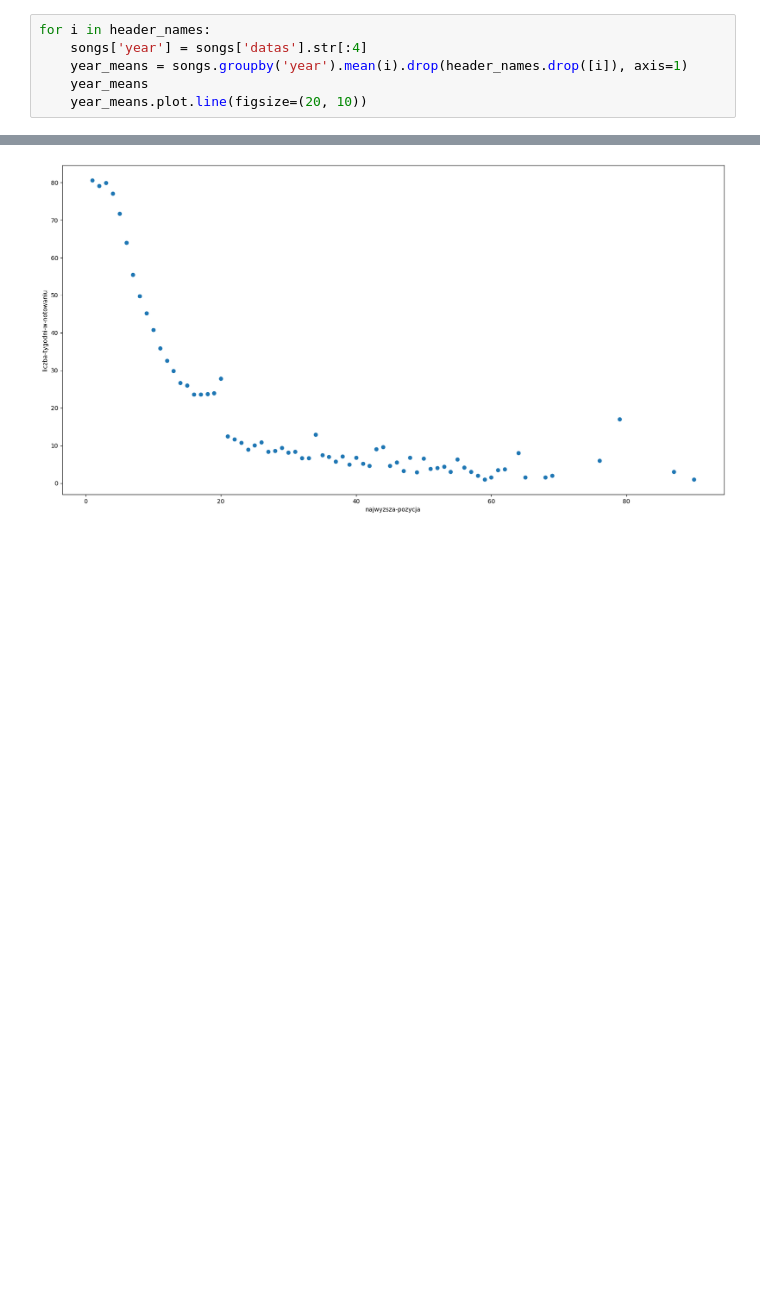
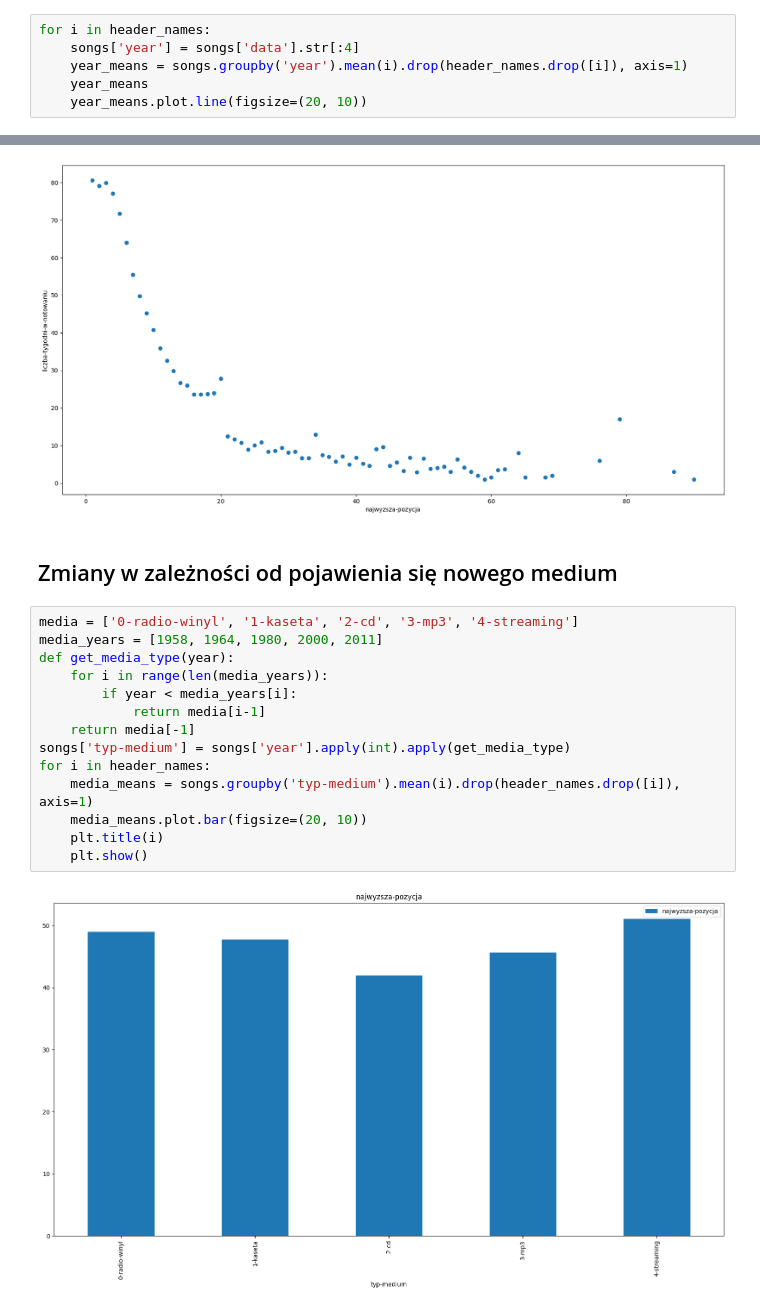
Before and after one commit to mati2251/streaming-influence-on-music, a Jupyter notebook: exploratory_analysis/songs_exploratory_analysis.ipynb, the cells around one changed output, grey strips where cells are left out. Cells and saved outputs as stored; diff of their text form; blank space fills up the shorter version.

Commit message:
[added] exploratory analysis divide by new medium type of listening music

```diff
--- a/exploratory_analysis/songs_exploratory_analysis.ipynb
+++ b/exploratory_analysis/songs_exploratory_analysis.ipynb
@@ -90,7 +90,7 @@ for i in header_names:
 ## Zmiany w czasie
 # %%
 for i in header_names:
-    songs['year'] = songs['datas'].str[:4]
+    songs['year'] = songs['data'].str[:4]
     year_means = songs.groupby('year').mean(i).drop(header_names.drop([i]), axis=1)
     year_means
     year_means.plot.line(figsize=(20, 10))
@@ -116,3 +116,21 @@ plt.show()
 | najwyzsza-pozycja | 1.000000 | -0.769456 |
 | liczba-tygodni-w-notowaniu | -0.769456 | 1.000000 |
 [figure]
+# %% [markdown]
+## Zmiany w zależności od pojawienia się nowego medium
+# %%
+media = ['0-radio-winyl', '1-kaseta', '2-cd', '3-mp3', '4-streaming']
+media_years = [1958, 1964, 1980, 2000, 2011]
+def get_media_type(year):
+    for i in range(len(media_years)):
+        if year < media_years[i]:
+            return media[i-1]
+    return media[-1]
+songs['typ-medium'] = songs['year'].apply(int).apply(get_media_type)
+for i in header_names:
+    media_means = songs.groupby('typ-medium').mean(i).drop(header_names.drop([i]), axis=1)
+    media_means.plot.bar(figsize=(20, 10))
+    plt.title(i)
+    plt.show()
+# %% [output]
+[figure, added]
```
Also changed, not shown: parts of 1 cell of this notebook, 3 other files.
